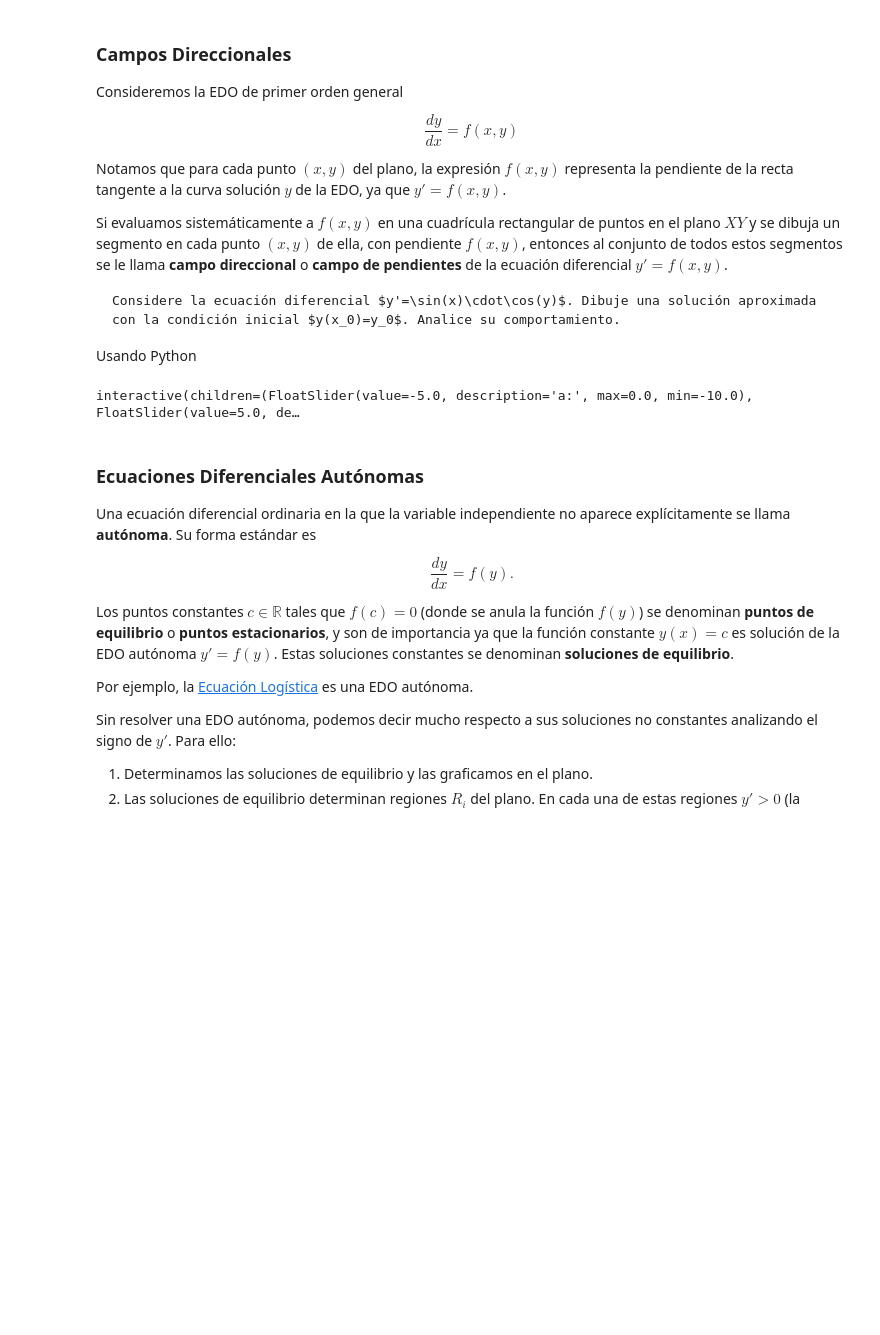
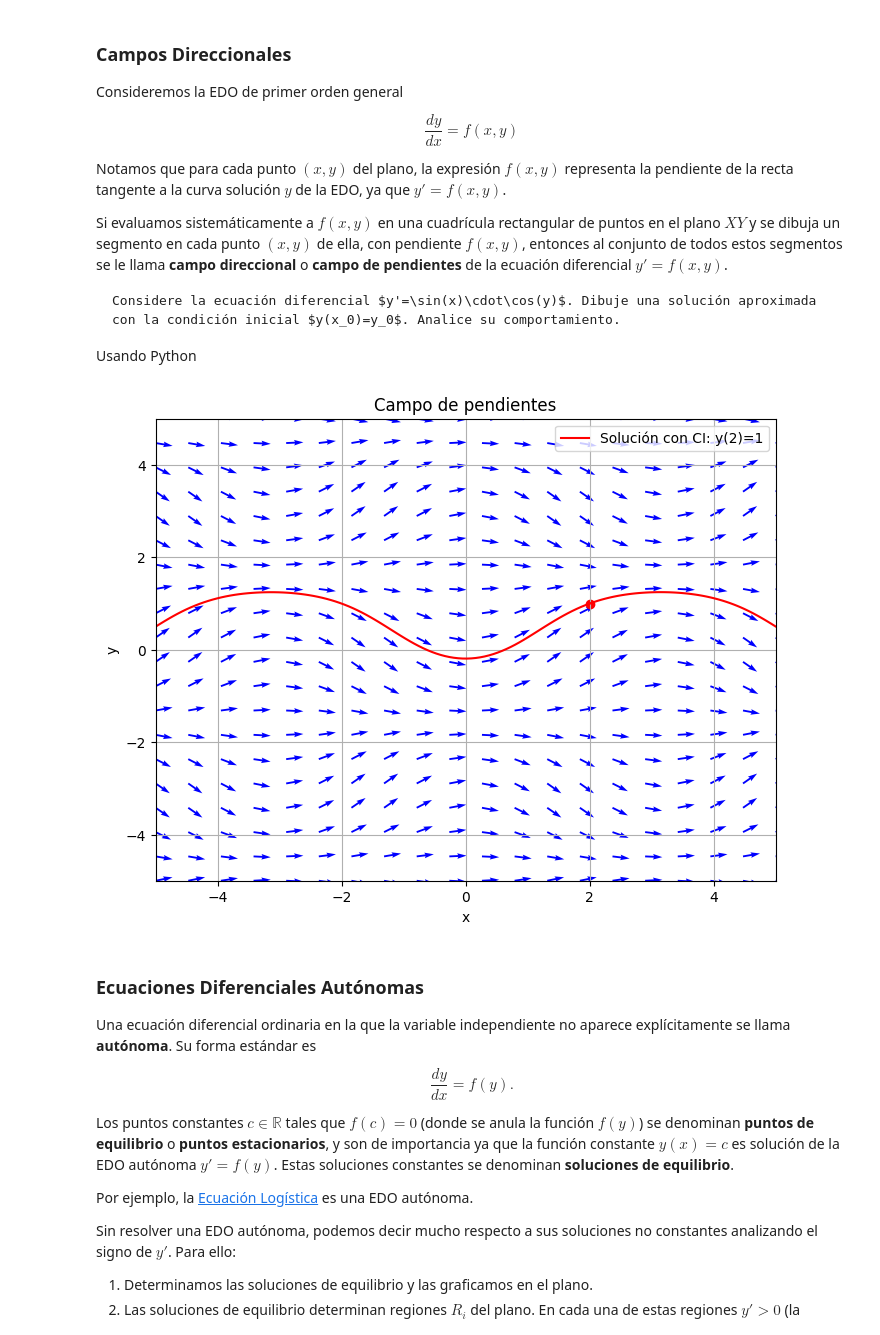
Before and after one commit to DenisOsses/CursoEdo, a Jupyter notebook: _build/html/_sources/Cap1.ipynb, the cells around one changed output. Drawn from its saved outputs; the diff is of its cells as text; code cells hidden in the pictures; blank space fills up the shorter version.

```diff
--- a/_build/html/_sources/Cap1.ipynb
+++ b/_build/html/_sources/Cap1.ipynb
@@ -397,16 +397,14 @@ Usando Python
 # %%
 import numpy as np
 import matplotlib.pyplot as plt
-import ipywidgets as widgets
-from ipywidgets import interactive
 from scipy.integrate import solve_ivp
 
 # Definición de la EDO
 def f(x, y):
-    return np.sin(x)*np.cos(y)
+    return np.sin(x)*np.cos(y) #Se puede cambiar arbitrariamente
 
 # Definir la función para trazar el campo de pendientes y las soluciones.
-def plot_slope_field(a=-5, b=5, c=-5, d=5, n=20, x0=0, y0=1):
+def plot_slope_field(a, b, c, d, n, x0, y0=1):
     x = np.linspace(a, b, n)
     y = np.linspace(c, d, n)
     X, Y = np.meshgrid(x, y)
@@ -418,50 +416,37 @@ def plot_slope_field(a=-5, b=5, c=-5, d=5, n=20, x0=0, y0=1):
     U2, V2 = U/N, V/N
 
     plt.figure(figsize=(8, 6))
-    plt.quiver(X, Y, U2, V2, angles="xy")
+    plt.quiver(X, Y, U2, V2, angles="xy", color="b")
     plt.xlabel('x')
     plt.ylabel('y')
     plt.title('Campo de pendientes')
     plt.xlim([a, b])
     plt.ylim([c, d])
     plt.grid()
 
     # Resolución de la EDO con condición inicial en ambas direcciones.
     def ode_system(t, y):
         return f(t, y)
 
     # Hacia adelante en el tiempo
     t_span_forward = [x0, b]
     t_eval_forward = np.linspace(x0, b, 100)
     sol_forward = solve_ivp(ode_system, t_span_forward, [y0], t_eval=t_eval_forward)
 
     # Hacia atrás en el tiempo
     t_span_backward = [x0, a]
     t_eval_backward = np.linspace(x0, a, 100)
     sol_backward = solve_ivp(ode_system, t_span_backward, [y0], t_eval=t_eval_backward)
 
     # Gráfico de la solución
     plt.plot(sol_forward.t, sol_forward.y[0], 'r', label=f'Solución con CI: y({round(x0,2)})={round(y0,2)}')
     plt.plot(sol_backward.t, sol_backward.y[0], 'r')
     plt.scatter([x0], [y0], color='red')  # Condición inicial
     plt.legend()
     plt.show()
-
-# Widgets interactivos
-a_slider = widgets.FloatSlider(value=-5, min=-10, max=0, step=0.1, description='a:')
-b_slider = widgets.FloatSlider(value=5, min=0, max=10, step=0.1, description='b:')
-c_slider = widgets.FloatSlider(value=-5, min=-10, max=0, step=0.1, description='c:')
-d_slider = widgets.FloatSlider(value=5, min=0, max=10, step=0.1, description='d:')
-n_slider = widgets.IntSlider(value=20, min=10, max=50, step=1, description='n:')
-x0_slider = widgets.FloatSlider(value=0, min=-10, max=10, step=0.1, description='x0:')
-y0_slider = widgets.FloatSlider(value=1, min=-10, max=10, step=0.1, description='y0:')
-
-interactive_plot = interactive(plot_slope_field, a=a_slider, b=b_slider, c=c_slider, d=d_slider, n=n_slider, x0=x0_slider, y0=y0_slider)
-output = interactive_plot.children[-1]
-output.layout.height = '400px'
-interactive_plot
+plot_slope_field(a=-5, b=5, c=-5, d=5, n=20, x0=2, y0=1)
 # %% [output]
-interactive(children=(FloatSlider(value=-5.0, description='a:', max=0.0, min=-10.0), FloatSlider(value=5.0, de…
+[figure, added]
 # %% [markdown]
 ### Ecuaciones Diferenciales Autónomas
 
```
Also changed, not shown: parts of 5 cells of this notebook, 21 other files.
